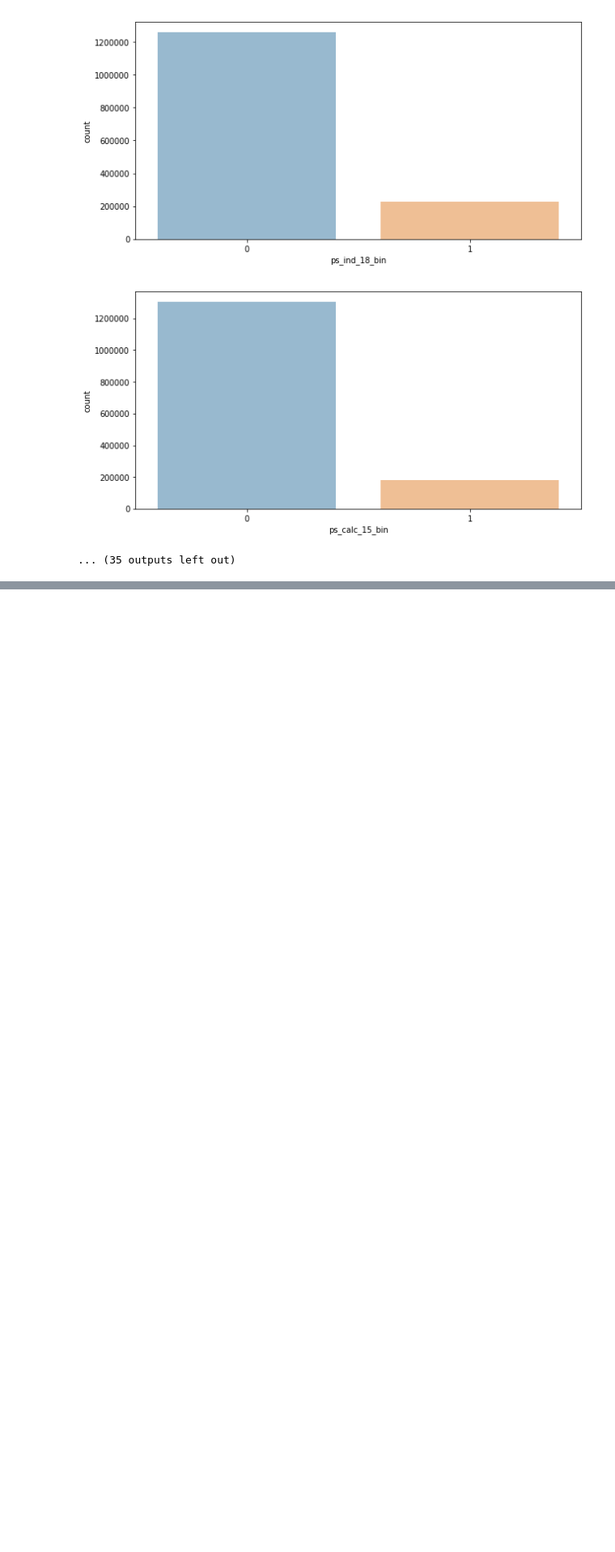
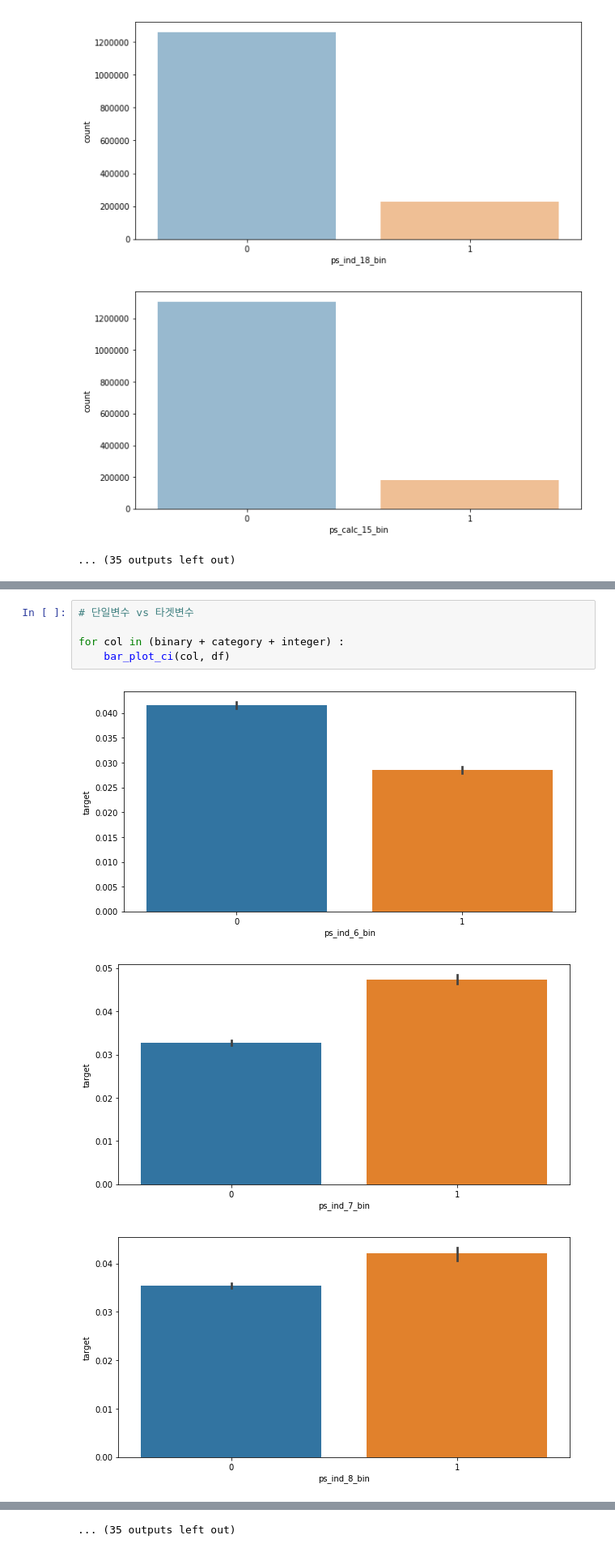
Before and after one commit to BerniceLee/ywpython, a Jupyter notebook: 0624_module3 practice.ipynb, the cells around one changed output, grey strips where cells are left out. Shown at 81% size. Cells and saved outputs as stored; diff of their text form; blank space fills up the shorter version.

```diff
--- a/0624_module3 practice.ipynb
+++ b/0624_module3 practice.ipynb
@@ -624,0 +656,9 @@ for col in binary + category + integer :
+# %%
+# 단일변수 vs 타겟변수
+
+for col in (binary + category + integer) :
+    bar_plot_ci(col, df)
+# %% [output]
+[figure, added]
+[figure, added]
+[figure, added]
@@ -624,0 +674 @@ for col in binary + category + integer :
+... (35 outputs left out)
```
Also changed, not shown: parts of 5 cells of this notebook.
